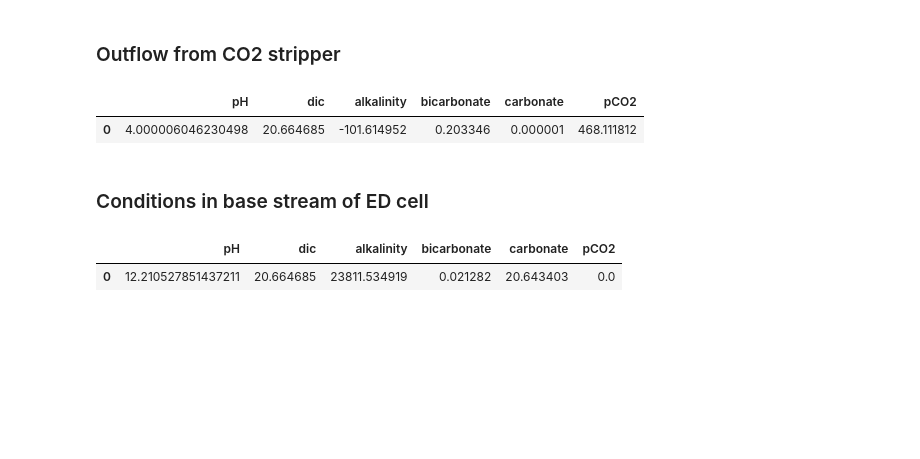
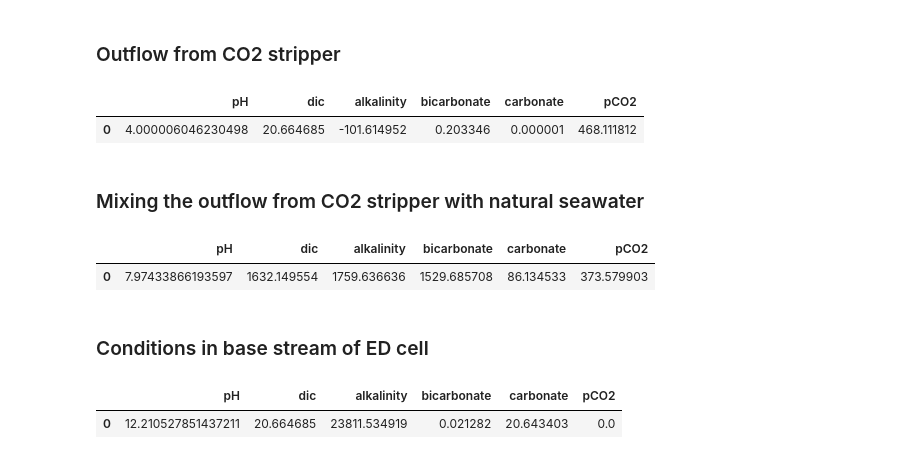
Before and after one commit to PaulHalloran/Jupiter_notebooks_halloran, a Jupyter notebook: SeaCURE_pH_calculatoins.ipynb, the cells around one changed output. Cells and saved outputs as stored; diff of their text form; code cells hidden in the pictures; blank space fills up the shorter version.

```diff
--- a/SeaCURE_pH_calculatoins.ipynb
+++ b/SeaCURE_pH_calculatoins.ipynb
@@ -154,6 +154,22 @@ outflow_from_co2_stripper[['pH','dic','alkalinity','bicarbonate', 'carbonate','p
 # %% [output]
 |  | pH | dic | alkalinity | bicarbonate | carbonate | pCO2 |
 | 0 | 4.000006046230498 | 20.664685 | -101.614952 | 0.203346 | 0.000001 | 468.111812 |
+# %% [markdown]
+### Mixing the outflow from CO2 stripper with natural seawater
+# %%
+alkalinity_after_co2_stripper = outflow_from_co2_stripper['alkalinity'].values
+
+#NOte, the following step accounts for the fact that a fraction (default 10% of the 'alkalinity_after_co2_stripper' has been sent to ED base stream)
+fraction_of_co2_depleted_water_when_mixed_with_natural_sw =  fraction_of_co2_depleted_water_in_final_outflow - (fraction_of_co2_depleted_water_in_final_outflow * fraction_of_water_passing_through_ED_base_stream)
+alkalinity_in_mix_co2_stripper_nat_sw = conservative_mixing(alkalinity_after_co2_stripper,inflow_seawater_alkalinity,fraction_of_co2_depleted_water_when_mixed_with_natural_sw)
+dic_in_in_mix_co2_stripper_nat_sw = conservative_mixing(remaining_dic,inflow_seawater_dissolved_inorganic_carbon,fraction_of_co2_depleted_water_when_mixed_with_natural_sw)
+
+composition_mix_co2_stripper_nat_sw = carbon_chem_from_alk_and_dic(alkalinity_in_mix_co2_stripper_nat_sw, dic_in_in_mix_co2_stripper_nat_sw, seawater_temperature, seawater_salinity)
+
+composition_mix_co2_stripper_nat_sw[['pH','dic','alkalinity','bicarbonate', 'carbonate','pCO2']]
+# %% [output]
+|  | pH | dic | alkalinity | bicarbonate | carbonate | pCO2 |
+| 0 | 7.97433866193597 | 1632.149554 | 1759.636636 | 1529.685708 | 86.134533 | 373.579903 |
 # %% [markdown]
 ### Conditions in base stream of ED cell
 # %%
```
Also changed, not shown: parts of 3 cells of this notebook.
